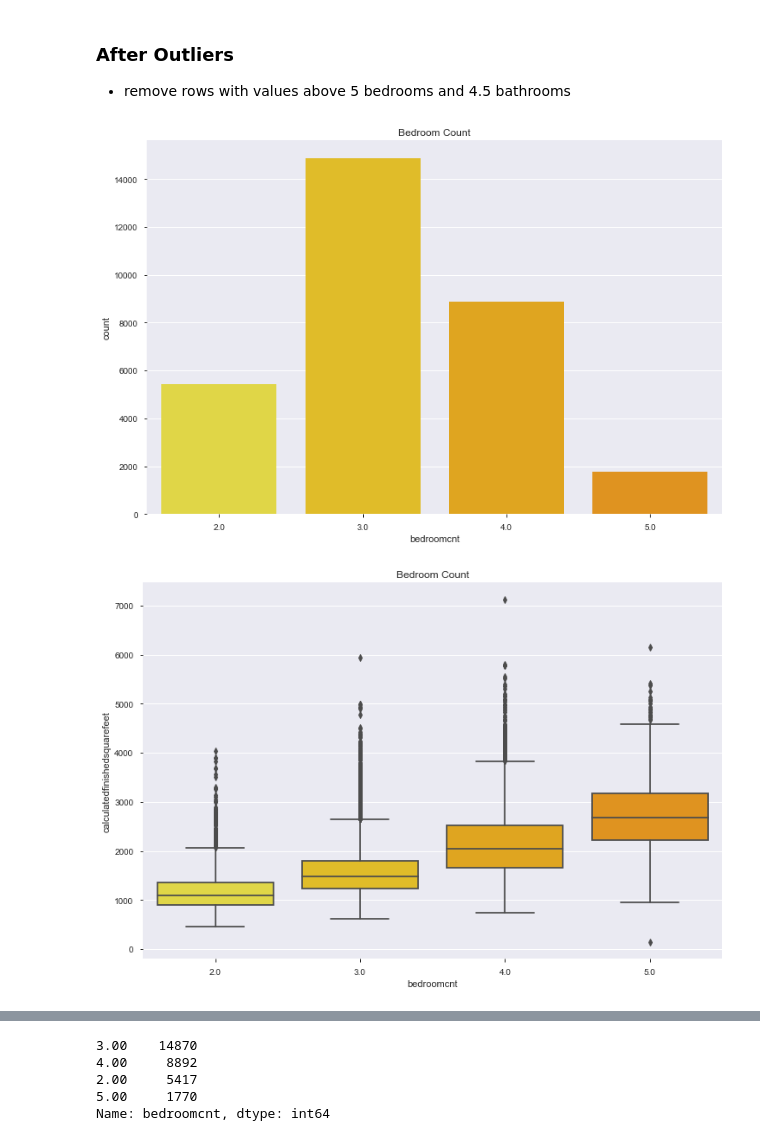
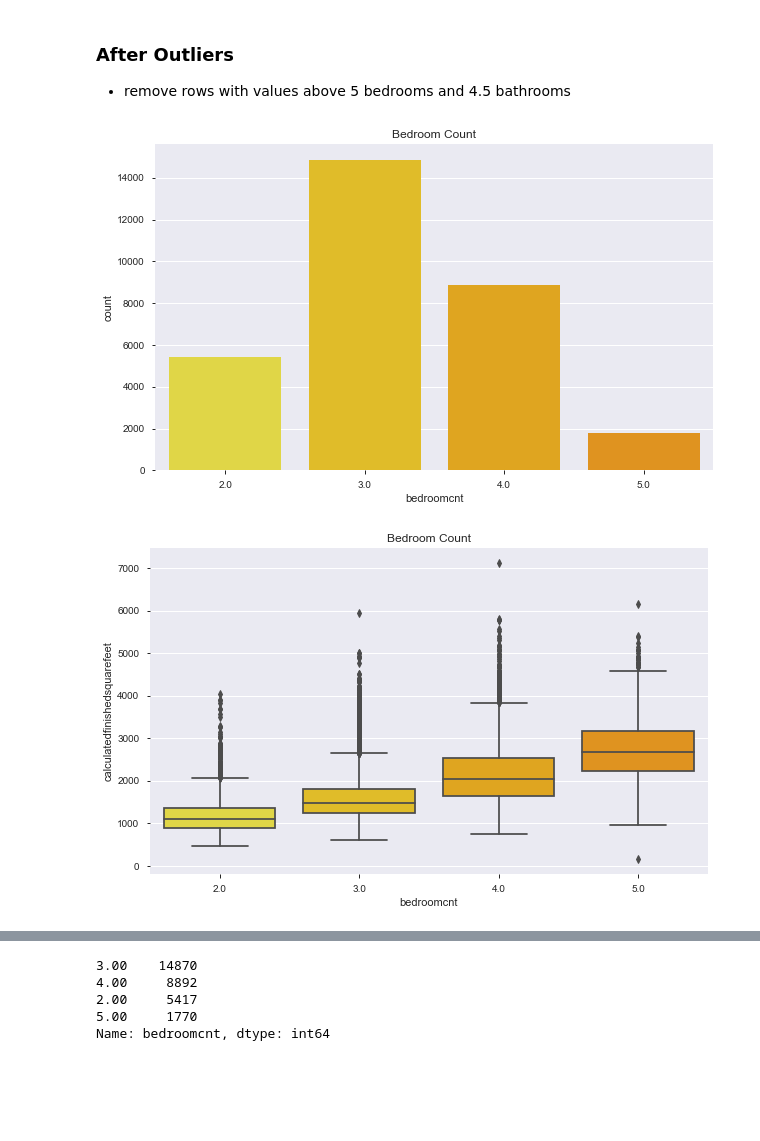
Before and after one commit to FJ-Zillow-Org/Zillow, a Jupyter notebook: deliverable.ipynb, the cells around one changed output, grey strips where cells are left out. Drawn from its saved outputs; the diff is of its cells as text; code cells hidden in the pictures; blank space fills up the shorter version.

```diff
--- a/deliverable.ipynb
+++ b/deliverable.ipynb
@@ -471,6 +476,8 @@ train.bedroomcnt.value_counts().sort_index()
 10.00        2
 Name: bedroomcnt, dtype: int64
 # %%
+plt.rcParams["figure.figsize"] = (10,6)
+
 sns.countplot(x='bathroomcnt', palette="Wistia", data=train)
 
 plt.title('Bathroom Count')
@@ -500,6 +507,8 @@ Name: bathroomcnt, dtype: int64
 # %% [markdown]
 ### Outliers
 # %%
+plt.rcParams["figure.figsize"] = (10,6)
+
 sns.boxplot(train.bedroomcnt, train.calculatedfinishedsquarefeet, palette="Wistia")
 
 plt.title('Bedroom Count')
@@ -509,4 +518,6 @@ plt.show()
 # %%
+plt.rcParams["figure.figsize"] = (10,6)
+
 sns.boxplot(train.bathroomcnt, train.calculatedfinishedsquarefeet, palette="Wistia")
 
 plt.title('Bathroom Count')
@@ -538,17 +549,21 @@ test.shape
 
 - remove rows with values above 5 bedrooms and 4.5 bathrooms
 # %%
+plt.rcParams["figure.figsize"] = (10,6)
+
 sns.countplot(x='bedroomcnt', palette="Wistia", data=train)
 
 plt.title('Bedroom Count')
 plt.show()
 # %% [output]
-[figure, old version]
+[figure, new version]
 # %%
+plt.rcParams["figure.figsize"] = (10,6)
+
 sns.boxplot(train.bedroomcnt, train.calculatedfinishedsquarefeet, palette="Wistia")
 
 plt.title('Bedroom Count')
 plt.show()
 # %% [output]
-[figure, old version]
+[figure, new version]
 # %%
```
Also changed, not shown: parts of 18 cells of this notebook.
